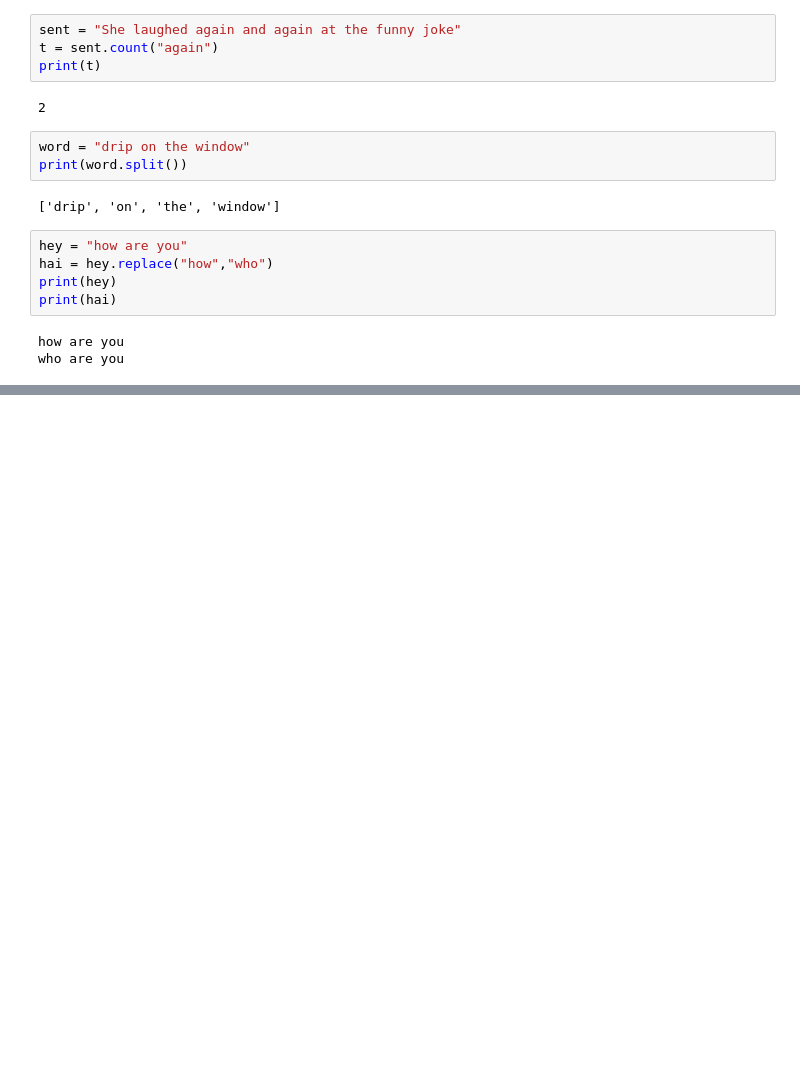
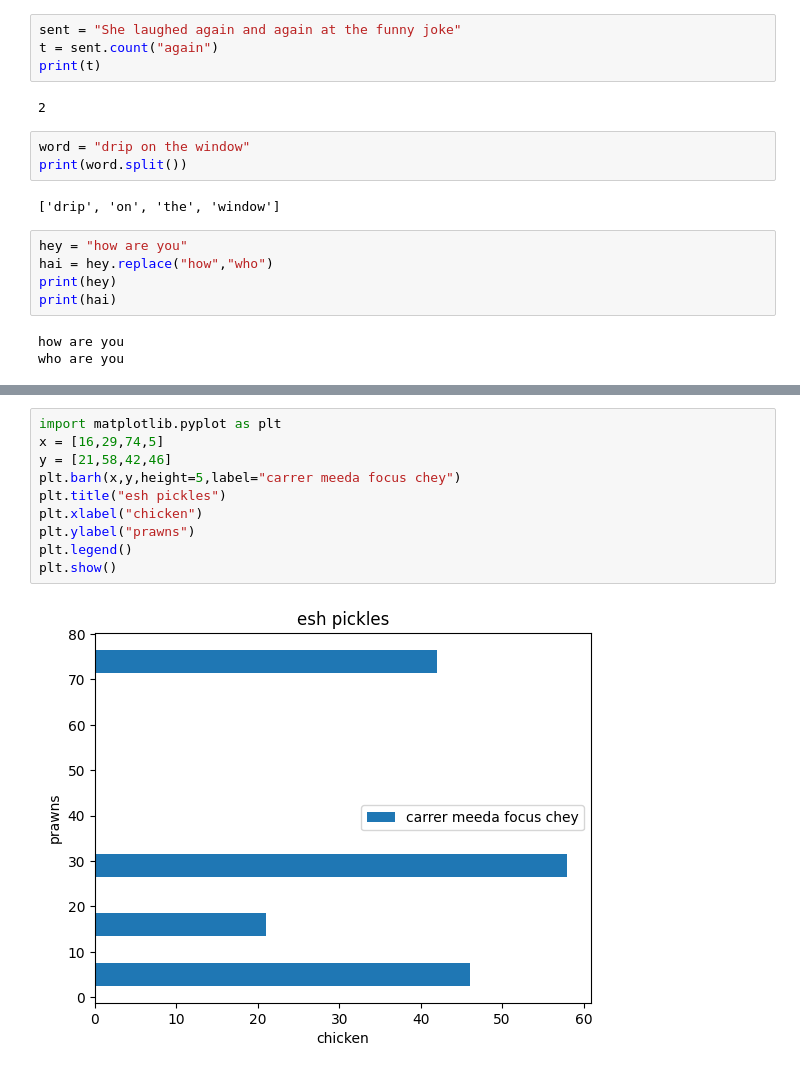
Before and after one commit to Meghana-Molleti/datascience, a Jupyter notebook: Untitled1.ipynb, the cells around one changed output, grey strips where cells are left out. Cells and saved outputs as stored; diff of their text form; blank space fills up the shorter version.

```diff
--- a/Untitled1.ipynb
+++ b/Untitled1.ipynb
@@ -363,0 +1048,12 @@ who are you
+# %%
+import matplotlib.pyplot as plt
+x = [16,29,74,5]
+y = [21,58,42,46]
+plt.barh(x,y,height=5,label="carrer meeda focus chey")
+plt.title("esh pickles")
+plt.xlabel("chicken")
+plt.ylabel("prawns")
+plt.legend()
+plt.show()
+# %% [output]
+[figure, added]
```
Also changed, not shown: parts of 131 cells of this notebook.
